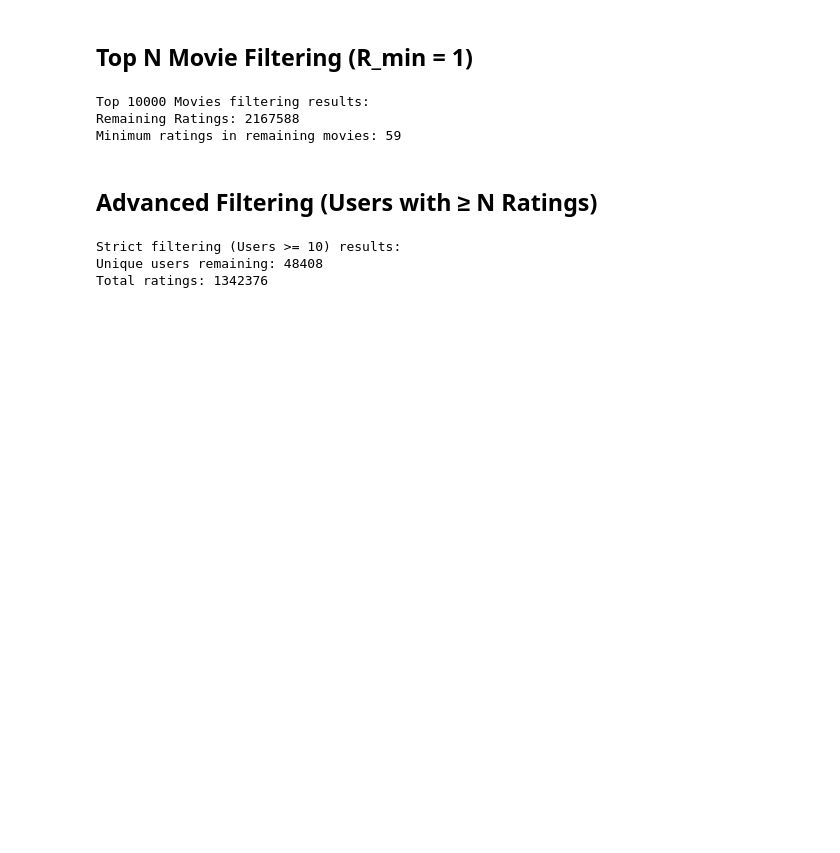
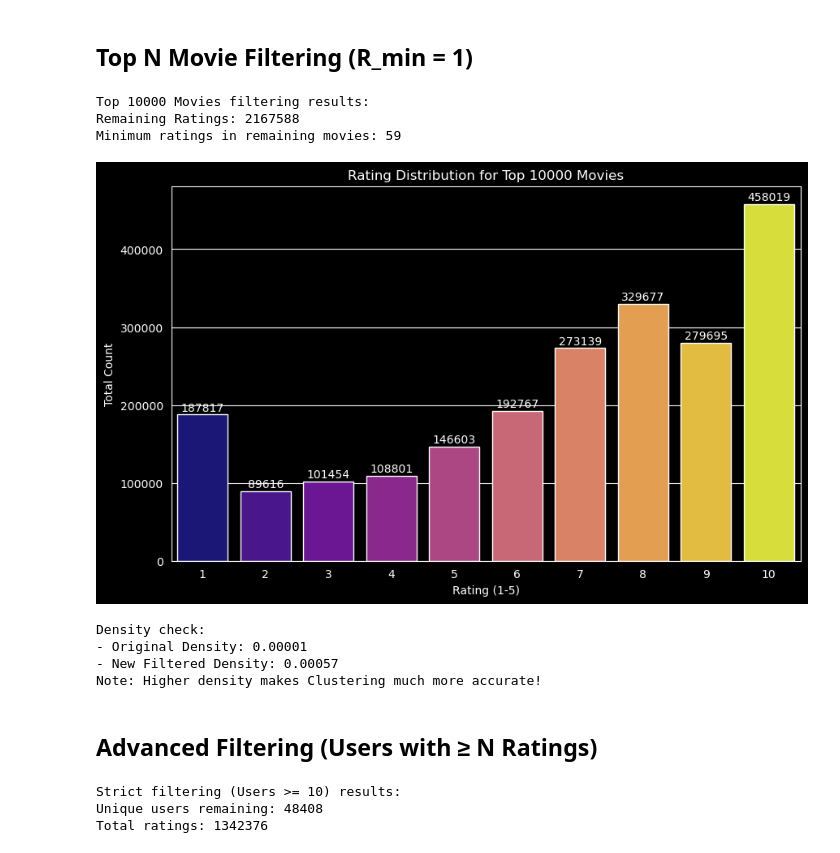
Before and after one commit to GeorgeStyl/Neural-Movie-Clusters, a Jupyter notebook: data_set_analysis.ipynb, the cells around one changed output. Cells and saved outputs as stored; diff of their text form; code cells hidden in the pictures; blank space fills up the shorter version.

```diff
--- a/data_set_analysis.ipynb
+++ b/data_set_analysis.ipynb
@@ -230,6 +338,49 @@ print(f'Minimum ratings in remaining movies: {df_top_movies.groupby("movie").siz
 Top 10000 Movies filtering results:
 Remaining Ratings: 2167588
 Minimum ratings in remaining movies: 59
+# %%
+try:
+    # 1. Calculate the rating counts for our filtered "Top Movies"
+    top_movie_rating_dist = df_top_movies['rating'].value_counts().sort_index()
+
+    # 2. Plotting
+    plt.figure(figsize=(10, 6))
+
+    sns.barplot(
+        x=top_movie_rating_dist.index.astype(int),
+        y=top_movie_rating_dist.values,
+        hue=top_movie_rating_dist.index.astype(int),
+        palette='plasma',
+        legend=False
+    )
+
+    plt.title(f'Rating Distribution for Top {TOP_N_THRESHOLD} Movies')
+    plt.xlabel('Rating (1-5)')
+    plt.ylabel('Total Count')
+
+    # Adding total labels
+    for i, v in enumerate(top_movie_rating_dist.values):
+        plt.text(i, v + (max(top_movie_rating_dist.values) * 0.01), f'{v}', ha='center')
+
+    plt.show()
+
+    # 3. Print the "Density" improvement
+    original_density = len(df) / (df['user'].nunique() * df['movie'].nunique())
+    new_density = len(df_top_movies) / (df_top_movies['user'].nunique() * df_top_movies['movie'].nunique())
+
+    print(f"{GREEN}Density check:{RESET_COLORS}")
+    print(f"- Original Density: {original_density:.5f}")
+    print(f"- New Filtered Density: {new_density:.5f}")
+    print(f"{YELLOW}Note: Higher density makes Clustering much more accurate!{RESET_COLORS}")
+
+except Exception as e:
+    print(f"{RED}Error plotting top movies distribution: {e}{RESET_COLORS}")
+# %% [output]
+[figure, added]
+Density check:
+- Original Density: 0.00001
+- New Filtered Density: 0.00057
+Note: Higher density makes Clustering much more accurate!
 # %% [markdown]
 ## Advanced Filtering (Users with ≥ N Ratings)
 # %%
```
Also changed, not shown: parts of 6 cells of this notebook.
